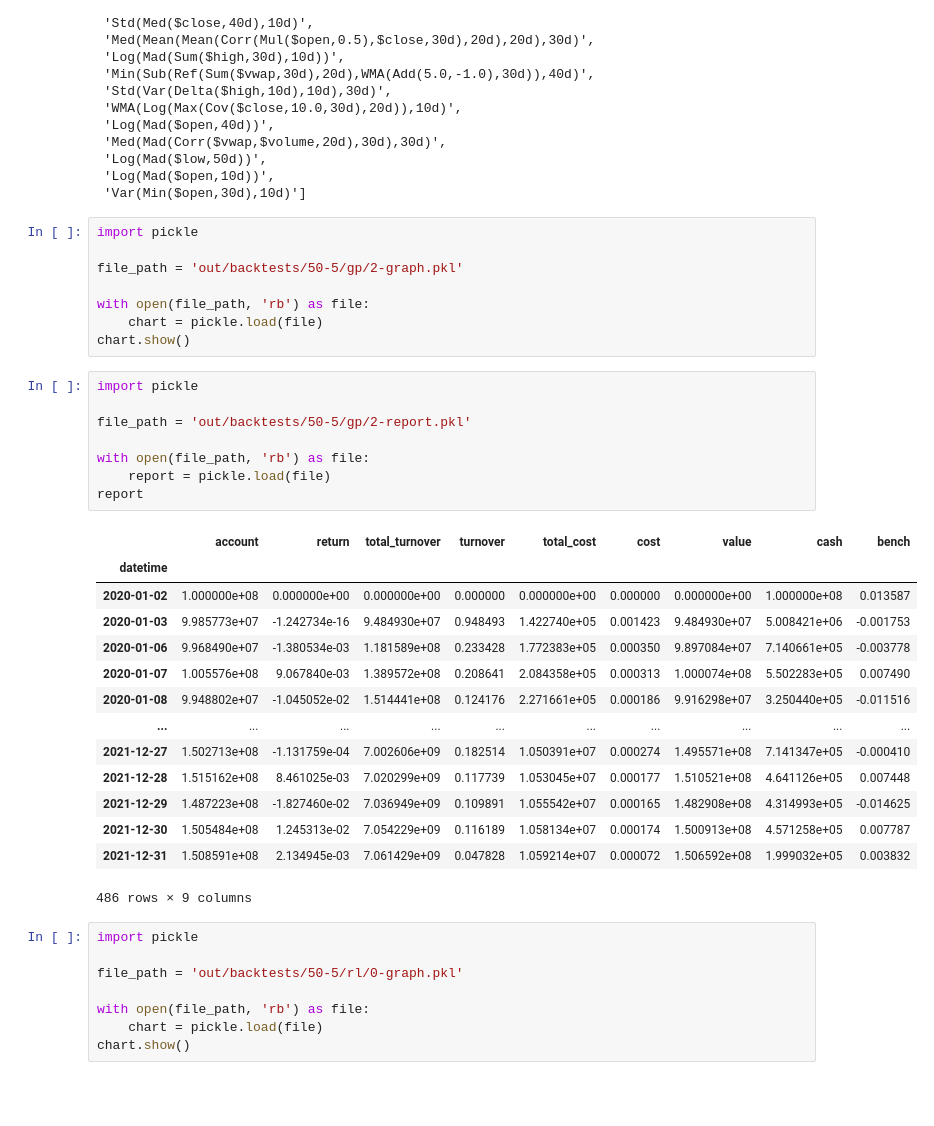
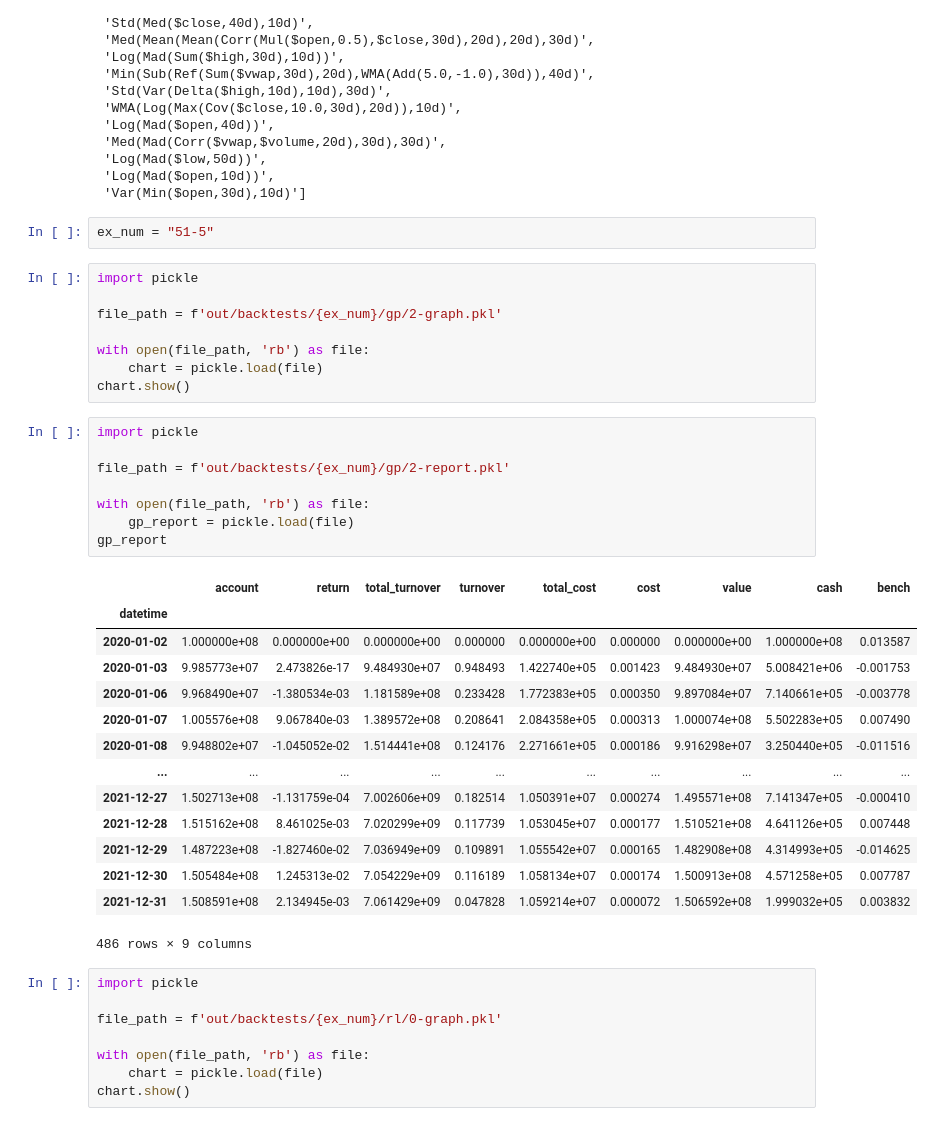
Before and after one commit to Ty-Wattana/alphadeepex, a Jupyter notebook: report.ipynb, the cells around one changed output. Saved outputs shown, nothing was run; the diff lists cells and outputs as text; blank space fills up the shorter version.

```diff
--- a/report.ipynb
+++ b/report.ipynb
@@ -206,10 +206,12 @@ state["exprs"]
  'Log(Mad($low,50d))',
  'Log(Mad($open,10d))',
  'Var(Min($open,30d),10d)']
+# %%
+ex_num = "51-5"
 # %%
 import pickle
 
-file_path = 'out/backtests/50-5/gp/2-graph.pkl'
+file_path = f'out/backtests/{ex_num}/gp/2-graph.pkl'
 
 with open(file_path, 'rb') as file:
     chart = pickle.load(file)
@@ -217,16 +219,16 @@ chart.show()
 # %%
 import pickle
 
-file_path = 'out/backtests/50-5/gp/2-report.pkl'
+file_path = f'out/backtests/{ex_num}/gp/2-report.pkl'
 
 with open(file_path, 'rb') as file:
-    report = pickle.load(file)
-report
+    gp_report = pickle.load(file)
+gp_report
 # %% [output]
 |  | account | return | total_turnover | turnover | total_cost | cost | value | cash | bench |
 | datetime |  |  |  |  |  |  |  |  |  |
 | 2020-01-02 | 1.000000e+08 | 0.000000e+00 | 0.000000e+00 | 0.000000 | 0.000000e+00 | 0.000000 | 0.000000e+00 | 1.000000e+08 | 0.013587 |
-| 2020-01-03 | 9.985773e+07 | -1.242734e-16 | 9.484930e+07 | 0.948493 | 1.422740e+05 | 0.001423 | 9.484930e+07 | 5.008421e+06 | -0.001753 |
+| 2020-01-03 | 9.985773e+07 | 2.473826e-17 | 9.484930e+07 | 0.948493 | 1.422740e+05 | 0.001423 | 9.484930e+07 | 5.008421e+06 | -0.001753 |
 | 2020-01-06 | 9.968490e+07 | -1.380534e-03 | 1.181589e+08 | 0.233428 | 1.772383e+05 | 0.000350 | 9.897084e+07 | 7.140661e+05 | -0.003778 |
 | 2020-01-07 | 1.005576e+08 | 9.067840e-03 | 1.389572e+08 | 0.208641 | 2.084358e+05 | 0.000313 | 1.000074e+08 | 5.502283e+05 | 0.007490 |
 | 2020-01-08 | 9.948802e+07 | -1.045052e-02 | 1.514441e+08 | 0.124176 | 2.271661e+05 | 0.000186 | 9.916298e+07 | 3.250440e+05 | -0.011516 |
@@ -240,7 +242,7 @@ report
 # %%
 import pickle
 
-file_path = 'out/backtests/50-5/rl/0-graph.pkl'
+file_path = f'out/backtests/{ex_num}/rl/0-graph.pkl'
 
 with open(file_path, 'rb') as file:
     chart = pickle.load(file)
```
Also changed, not shown: parts of 7 cells of this notebook, 1 other file.
